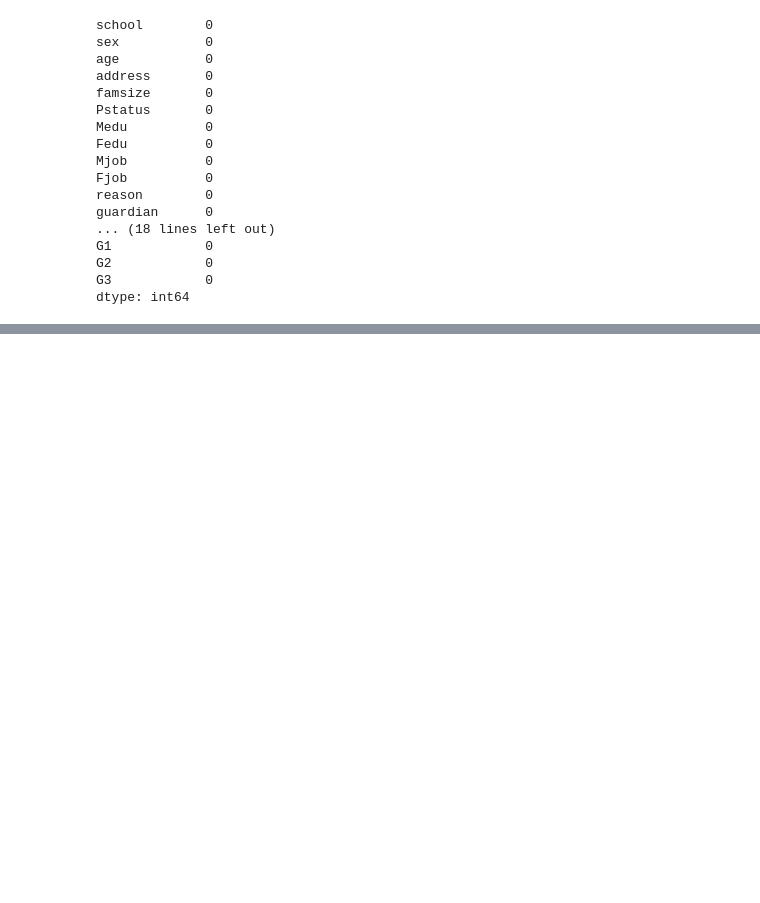
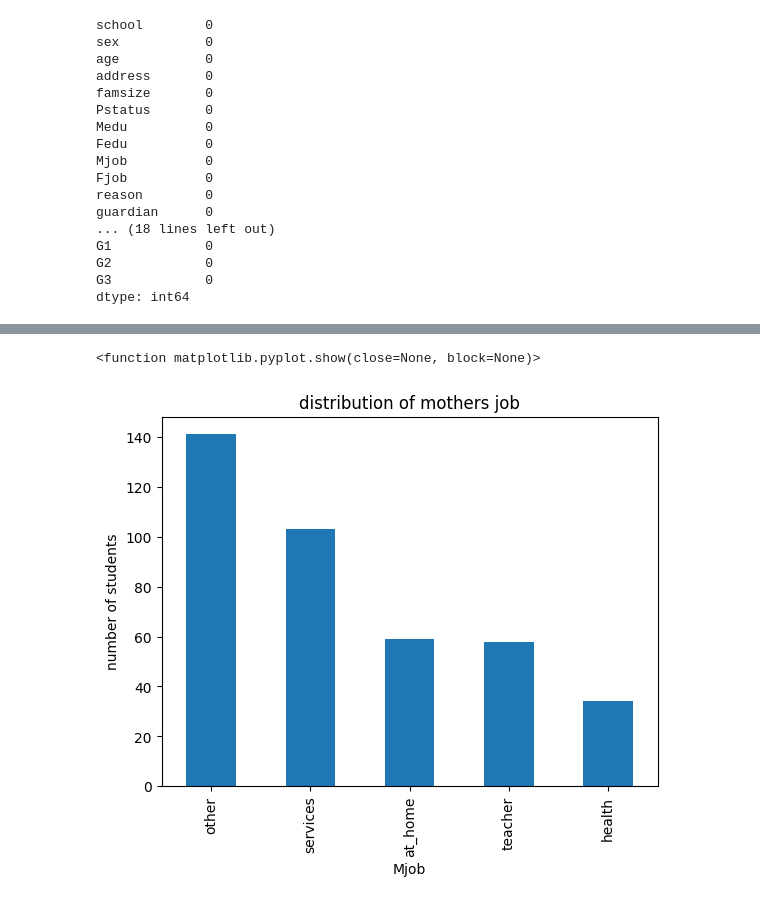
Before and after one commit to namukwayavanessa-hub/test-data-science, a Jupyter notebook: section 1.ipynb, the cells around one changed output, grey strips where cells are left out. Drawn from its saved outputs; the diff is of its cells as text; code cells hidden in the pictures; blank space fills up the shorter version.

```diff
--- a/section 1.ipynb
+++ b/section 1.ipynb
@@ -220,0 +262,9 @@ ValueError: Value of 'x' is not the name of a column in 'data_frame'. Expected o
+# %%
+df['Mjob'] .value_counts().plot(kind='bar')                 # a single category
+plt.title('distribution of mothers job')
+plt.xlabel('Mjob')
+plt.ylabel('number of students')
+plt.show
+# %% [output]
+<function matplotlib.pyplot.show(close=None, block=None)>
+[figure, added]
```
Also changed, not shown: parts of 8 cells of this notebook.
